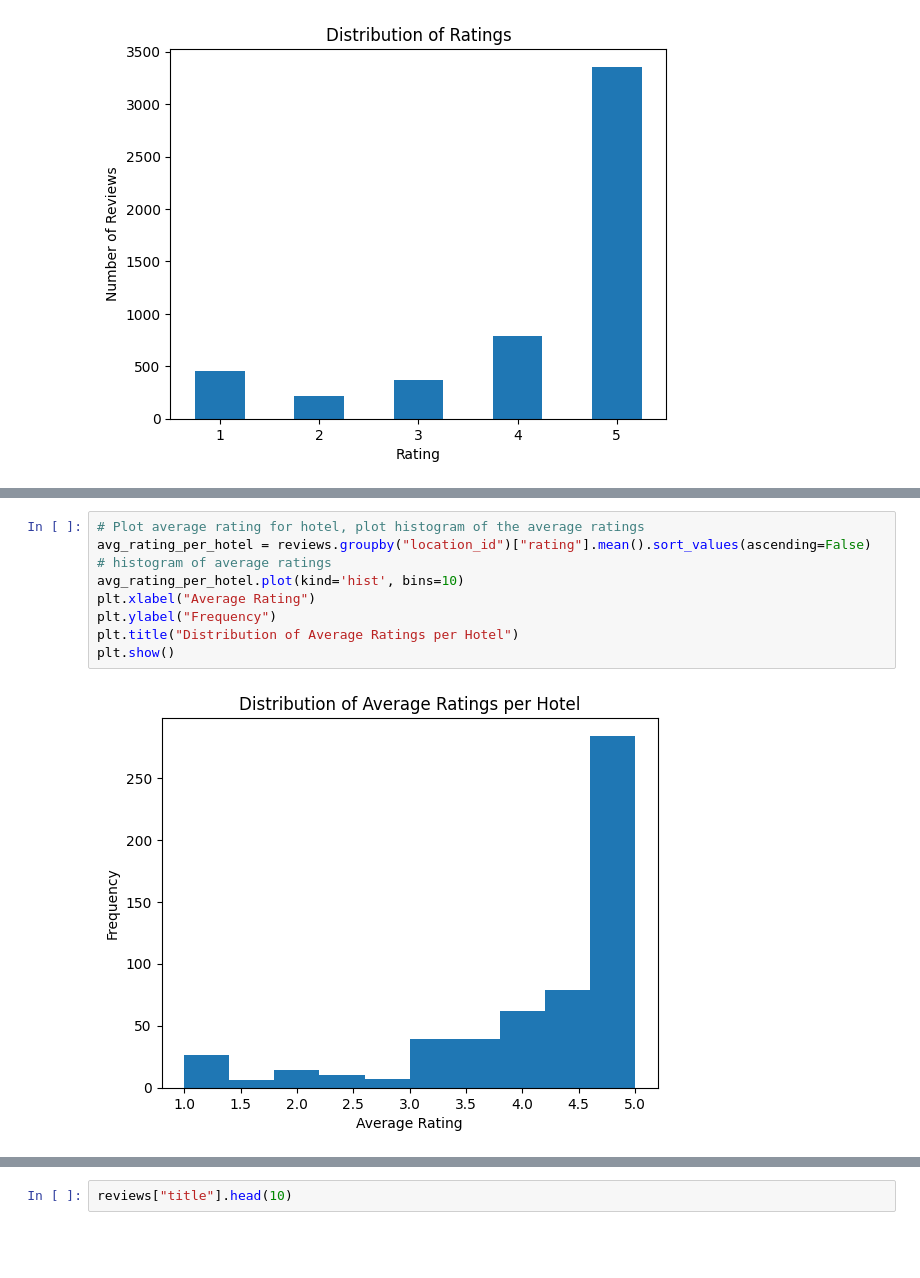
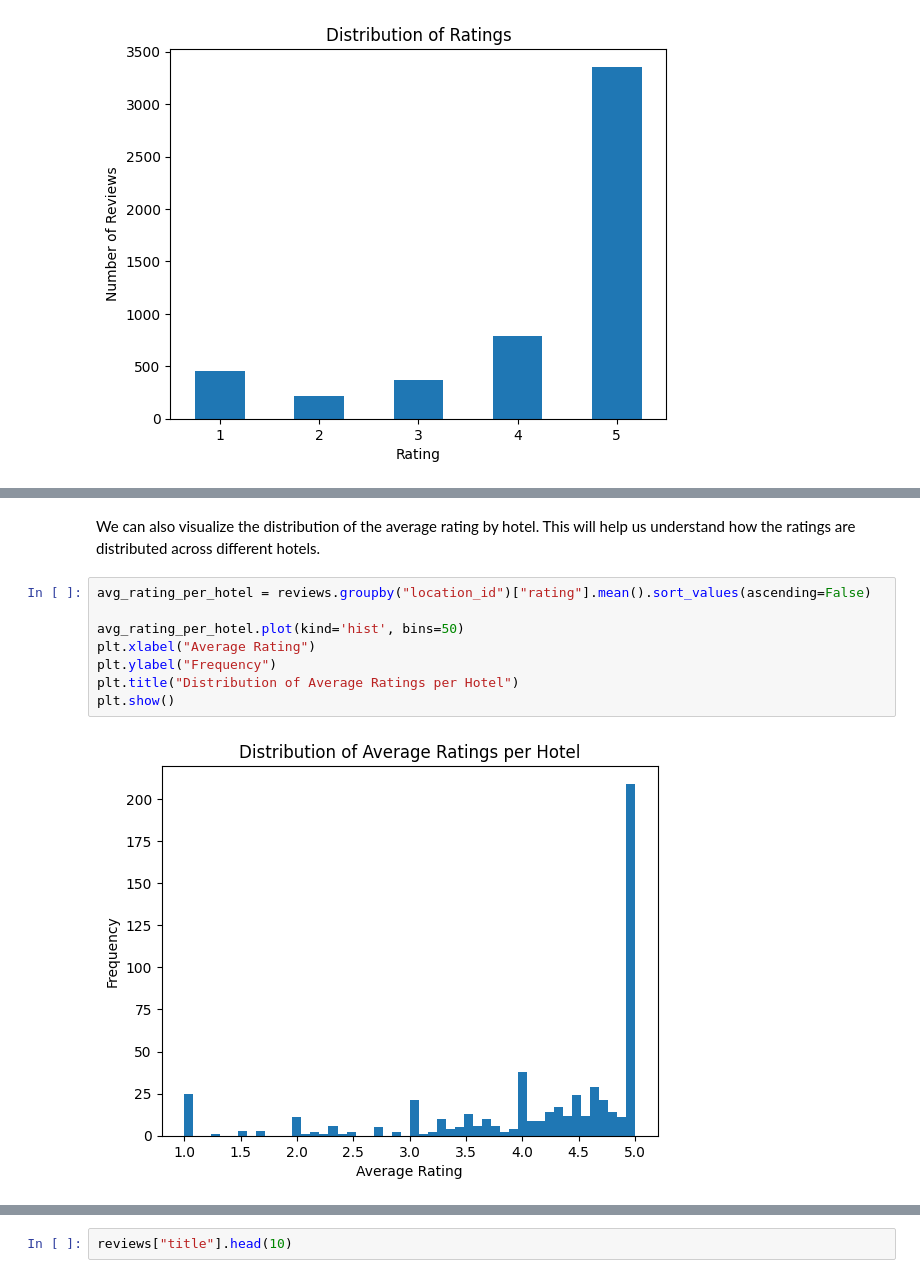
Before and after one commit to kaneeldias/sri-lanka-hotel-reviews, a Jupyter notebook: task-1-describe.ipynb, the cells around one changed output, grey strips where cells are left out. Drawn from its saved outputs; the diff is of its cells as text; blank space fills up the shorter version.

```diff
--- a/task-1-describe.ipynb
+++ b/task-1-describe.ipynb
@@ -125,14 +201,15 @@ plt.title("Box Plot of Ratings")
 plt.show()
 # %% [output]
 [figure]
+# %% [markdown]
+We can also visualize the distribution of the average rating by hotel. This will help us understand how the ratings are distributed across different hotels.
 # %%
-# Plot average rating for hotel, plot histogram of the average ratings
 avg_rating_per_hotel = reviews.groupby("location_id")["rating"].mean().sort_values(ascending=False)
-# histogram of average ratings
-avg_rating_per_hotel.plot(kind='hist', bins=10)
+
+avg_rating_per_hotel.plot(kind='hist', bins=50)
 plt.xlabel("Average Rating")
 plt.ylabel("Frequency")
 plt.title("Distribution of Average Ratings per Hotel")
 plt.show()
 # %% [output]
-[figure, old version]
+[figure, new version]
```
Also changed, not shown: parts of 59 cells of this notebook.
